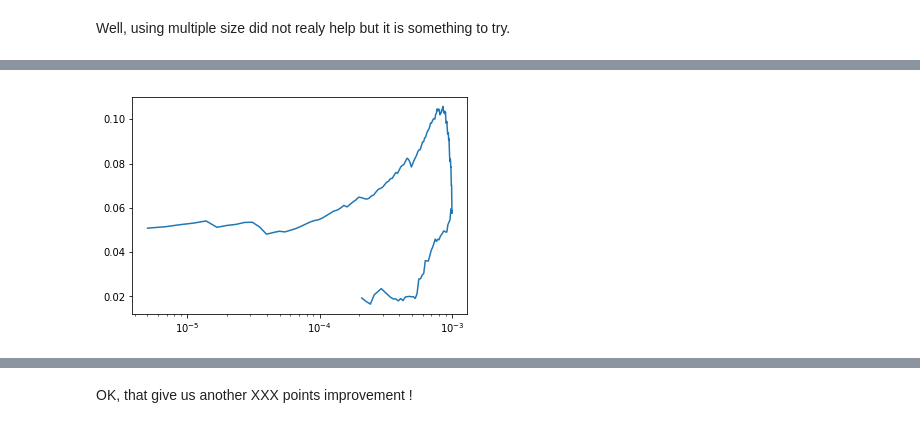
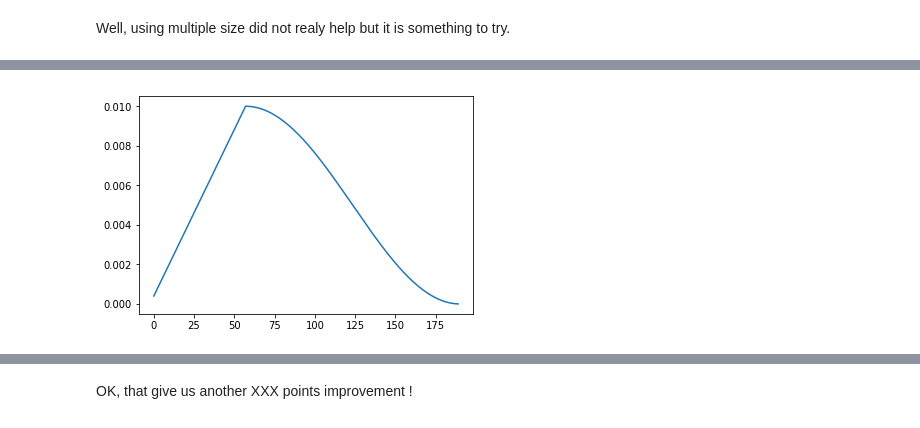
Before and after one commit to benoit-cty/deep_learning_tests, a Jupyter notebook: 011-Binary_Classification_747_vs_A380-full.ipynb, the cells around one changed output, grey strips where cells are left out. Saved outputs shown, nothing was run; the diff lists cells and outputs as text; code cells hidden in the pictures.

Commit message:
Correct image size

```diff
--- a/011-Binary_Classification_747_vs_A380-full.ipynb
+++ b/011-Binary_Classification_747_vs_A380-full.ipynb
@@ -293,22 +297,22 @@ Begining with smaller size of images sometimes improve the training accuracy.
 learning_rate = 1e-3
 learning_rate = np.array([learning_rate/5,learning_rate/3,learning_rate])
 dropout = 0.5 #[0.25,0.5]
-image_size = 128
-batch_size = 64
-
-
-data = ImageDataBunch.from_folder(PATH, ds_tfms=tfms, size=224) # ds_tfms=get_transforms()
+tfms = get_transforms(do_flip=True, flip_vert=False, max_rotate=10, max_zoom=1.1)
+data = ImageDataBunch.from_folder(PATH, ds_tfms=tfms, size=64) # ds_tfms=get_transforms()
 data.normalize(imagenet_stats)
 learn = ConvLearner(data=data, arch=arch, ps=0.5, pretrained=True, metrics=accuracy)
 learn.unfreeze()
+lrf=learn.lr_find(1e-6, end_lr=1)
+learn.recorder.plot()
 
 training_loop = [
-    [123, 64, 10],
+    [256, 64, 10],
     [150, 128, 10],
     [123, 224, 10],
 ]
-for bs, sz, epoch in training_loop:
+for bs, image_size, epoch in training_loop:
+    data.size = image_size
     data.batch_size = bs
-    learn.fit(epochs=epoch, lr=lr)
+    learn.fit(epochs=epoch, lr=learning_rate)
 # %% [output]
 rm: cannot remove '../../datasets/boeing_vs_airbus/tmp': No such file or directory
@@ -370,7 +376,7 @@ We now use special training procedure wich made learning rate change while learn
 !rm -r {PATH}tmp
 
 
-learning_rate = 1e-3
+learning_rate = 1e-2
 lr=np.array([learning_rate/5,learning_rate/3,learning_rate])
 dropout = 0.5
 #[0.25,0.5]
@@ -380,14 +386,17 @@ data = ImageDataBunch.from_folder(PATH, ds_tfms=tfms, size=224) # ds_tfms=get_tr
 data.normalize(imagenet_stats)
 learn = ConvLearner(data=data, arch=arch, ps=0.5, pretrained=True, metrics=accuracy)
 learn.unfreeze()
+lrf=learn.lr_find(1e-6, end_lr=1)
+learn.recorder.plot()
 
 training_loop = [
-    [123, 64, 10],
+    [256, 64, 10],
     [150, 128, 10],
     [123, 224, 10],
 ]
 for bs, sz, epoch in training_loop:
     data.batch_size = bs
+    data.size = sz
     learn.fit_one_cycle(cyc_len=epoch, max_lr=lr)
 # %% [output]
 rm: cannot remove '../../datasets/boeing_vs_airbus/tmp': No such file or directory
@@ -433,7 +444,7 @@ epoch  train loss  valid loss  accuracy
 # %%
-learn.recorder.plot()
+learn.recorder.plot_lr()
 # %% [output]
-[figure, old version]
+[figure, new version]
 # %%
 interp = ClassificationInterpretation.from_learner(learn)
 interp.plot_confusion_matrix(figsize=(5,5), dpi=60)
```
Also changed, not shown: parts of 25 cells of this notebook.
